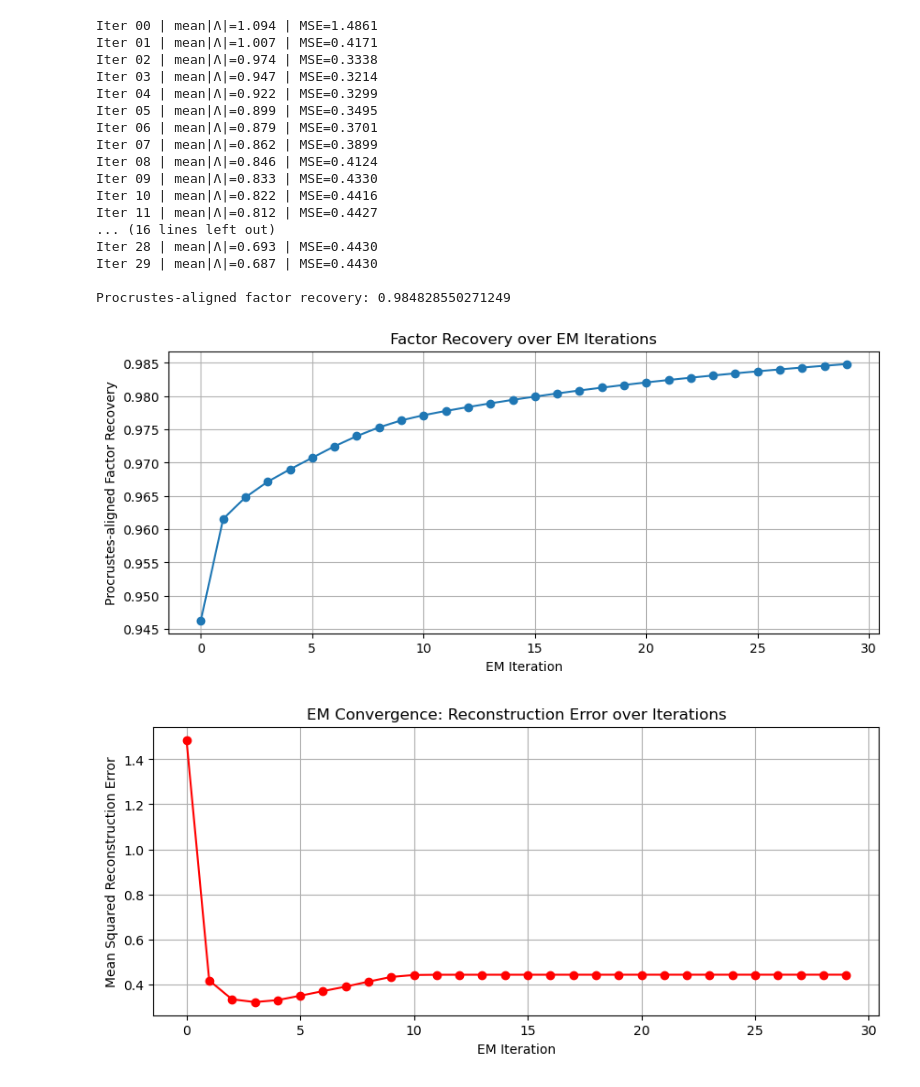
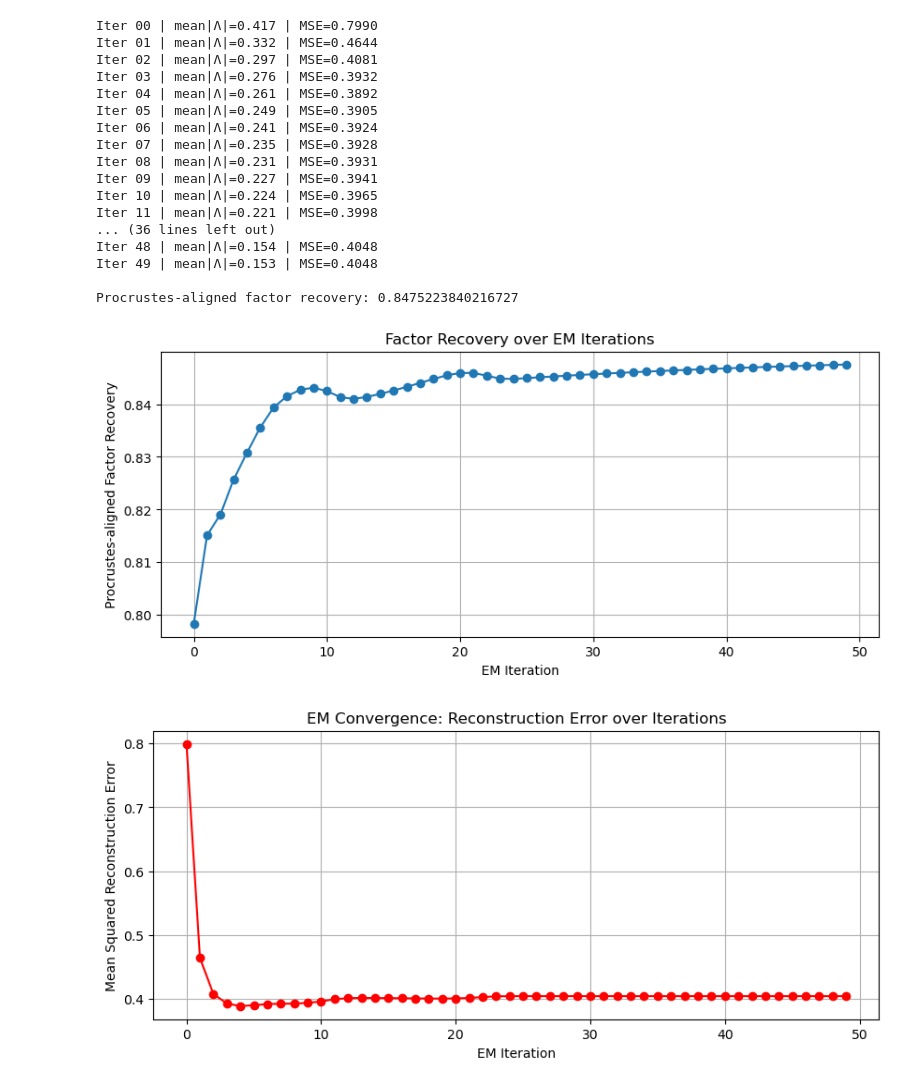
Before and after one commit to Zhennan-Wu/gnpc_explor, a Jupyter notebook: src/numpyro_hd5 copy.ipynb, the cells around one changed output. Drawn from its saved outputs; the diff is of its cells as text; code cells hidden in the pictures.

```diff
--- a/src/numpyro_hd5 copy.ipynb
+++ b/src/numpyro_hd5 copy.ipynb
@@ -661,54 +328,51 @@ def plot_em_performance(Lambda_true, history_Lambda, recon_error_history):
     for i in range(k):
         plt.scatter(Lambda_true[:, i], L_aligned[:, i], label=f"Factor {i+1}")
     plt.plot([-3,3], [-3,3], 'k--', alpha=0.7)
     plt.xlabel("True Lambda")
     plt.ylabel("Estimated Lambda (aligned)")
     plt.title("True vs Estimated Factors after EM")
     plt.legend()
     plt.grid(True)
     plt.show()
 
 # -------------------------------
 # Main
 # -------------------------------
 def main_vis():
     n_subjects = 10
     T_list = [5,4,6,5,7,4,5,6,5,5]  # irregular T per subject
     Ys, Zs, Lambda_true, dts_all = simulate_ou_dfa(
         n_subjects=n_subjects,
         T_list=T_list,
-        p=10,
-        k=3,
-        rho=0.05,
-        Q=1.0,
-        Psi_scale=0.5
+        p=20,
+        k=5
     )
 
-    Lambda_est, history_Lambda, mean_abs_history, recon_error_history = run_em_with_history(Ys, dts_all, k=3, n_iter=30)
+    Lambda_est, history_Lambda, mean_abs_history, recon_error_history = run_em_with_history(Ys, dts_all, k=5, n_iter=50)
     rec = factor_recovery(Lambda_true, Lambda_est)
     print("\nProcrustes-aligned factor recovery:", rec)
 
     plot_em_performance(Lambda_true, history_Lambda, recon_error_history)
 
 if __name__=="__main__":
     main_vis()
 # %% [output]
-Iter 00 | mean|Λ|=1.094 | MSE=1.4861
-Iter 01 | mean|Λ|=1.007 | MSE=0.4171
-Iter 02 | mean|Λ|=0.974 | MSE=0.3338
-Iter 03 | mean|Λ|=0.947 | MSE=0.3214
-Iter 04 | mean|Λ|=0.922 | MSE=0.3299
-Iter 05 | mean|Λ|=0.899 | MSE=0.3495
-Iter 06 | mean|Λ|=0.879 | MSE=0.3701
-Iter 07 | mean|Λ|=0.862 | MSE=0.3899
-Iter 08 | mean|Λ|=0.846 | MSE=0.4124
-Iter 09 | mean|Λ|=0.833 | MSE=0.4330
-Iter 10 | mean|Λ|=0.822 | MSE=0.4416
-Iter 11 | mean|Λ|=0.812 | MSE=0.4427
-... (16 lines left out)
-Iter 28 | mean|Λ|=0.693 | MSE=0.4430
-Iter 29 | mean|Λ|=0.687 | MSE=0.4430
+Iter 00 | mean|Λ|=0.417 | MSE=0.7990
+Iter 01 | mean|Λ|=0.332 | MSE=0.4644
+Iter 02 | mean|Λ|=0.297 | MSE=0.4081
+Iter 03 | mean|Λ|=0.276 | MSE=0.3932
+Iter 04 | mean|Λ|=0.261 | MSE=0.3892
+Iter 05 | mean|Λ|=0.249 | MSE=0.3905
+Iter 06 | mean|Λ|=0.241 | MSE=0.3924
+Iter 07 | mean|Λ|=0.235 | MSE=0.3928
+Iter 08 | mean|Λ|=0.231 | MSE=0.3931
+Iter 09 | mean|Λ|=0.227 | MSE=0.3941
+Iter 10 | mean|Λ|=0.224 | MSE=0.3965
+Iter 11 | mean|Λ|=0.221 | MSE=0.3998
+... (36 lines left out)
+Iter 48 | mean|Λ|=0.154 | MSE=0.4048
+Iter 49 | mean|Λ|=0.153 | MSE=0.4048
 
-Procrustes-aligned factor recovery: 0.984828550271249
+Procrustes-aligned factor recovery: 0.8475223840216727
-[figure, old version]
+[figure, new version]
-[figure, old version]
+[figure, new version]
```
Also changed, not shown: parts of 4 cells of this notebook, 4 other files.
